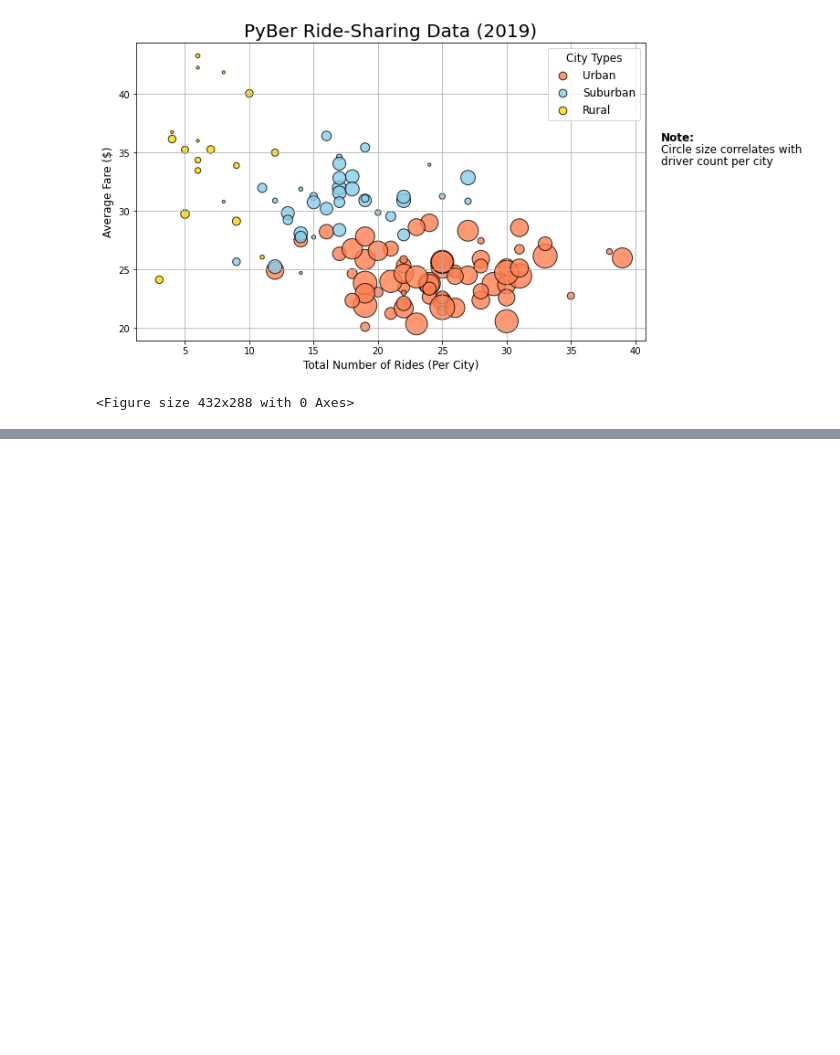
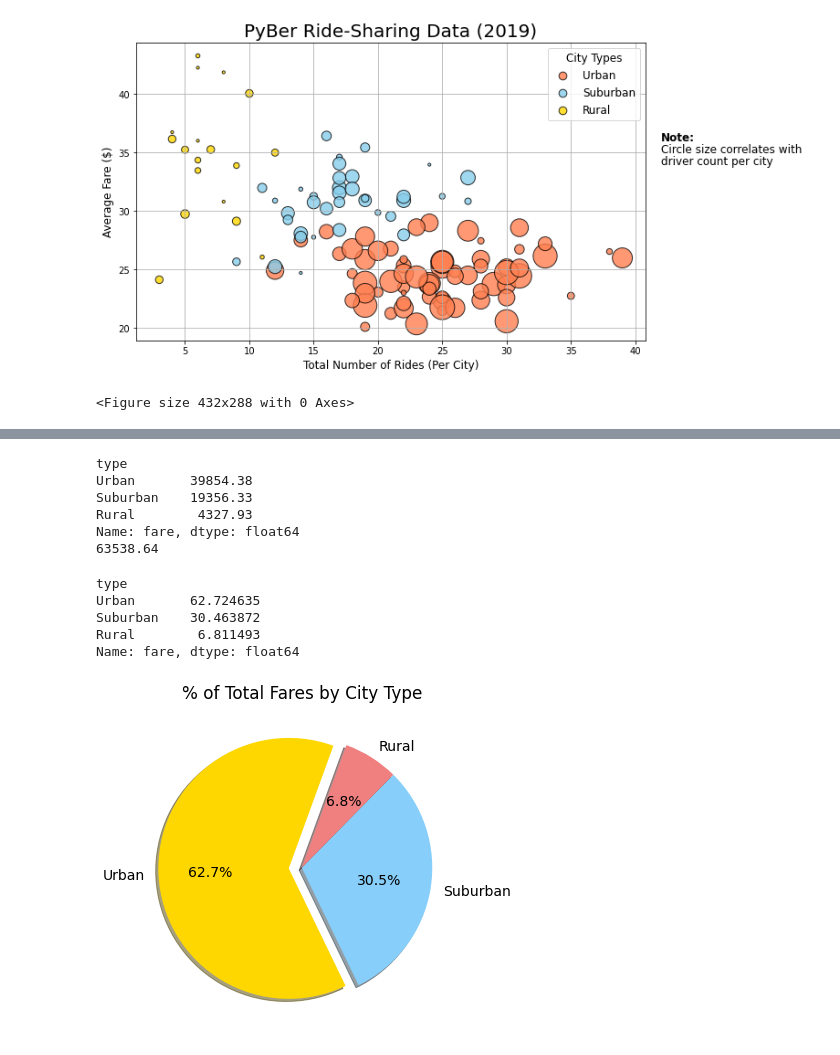
Before and after one commit to frankiebones/PyBer_Analysis, a Jupyter notebook: Pyber.ipynb, the cells around one changed output, grey strips where cells are left out. Cells and saved outputs as stored; diff of their text form; code cells hidden in the pictures; blank space fills up the shorter version.

```diff
--- a/Pyber.ipynb
+++ b/Pyber.ipynb
@@ -587,0 +588,46 @@ plt.show()
+# %%
+type_fare_sum = pyber_data_df.groupby(["type"]).sum()["fare"].sort_values(ascending=False)
+print(type_fare_sum)
+total_fares = pyber_data_df["fare"].sum()
+print(total_fares)
+# %% [output]
+type
+Urban       39854.38
+Suburban    19356.33
+Rural        4327.93
+Name: fare, dtype: float64
+63538.64
+# %%
+type_percents = 100 * type_fare_sum / total_fares
+
+type_percents
+# %% [output]
+type
+Urban       62.724635
+Suburban    30.463872
+Rural        6.811493
+Name: fare, dtype: float64
+# %%
+# rcParams is needed to change font size of pie charts
+import matplotlib as mpl
+
+# build percentage fares by city type pie chart
+plt.subplots(figsize=(10, 6))
+plt.pie(type_percents,
+        labels=["Urban", "Suburban", "Rural"],
+        colors=["gold", "lightskyblue", "lightcoral"],
+        explode=[0.1, 0, 0],
+        autopct='%1.1f%%',
+        shadow=True,
+        startangle=70)
+
+plt.title("% of Total Fares by City Type")
+# Change the default font size from 10 to 14.
+mpl.rcParams['font.size'] = 14
+
+# Save Figure
+plt.savefig("analysis/Fig5.png")
+
+plt.show()
+# %% [output]
+[figure, added]
```
Also changed, not shown: parts of 36 cells of this notebook, 5 other files.
